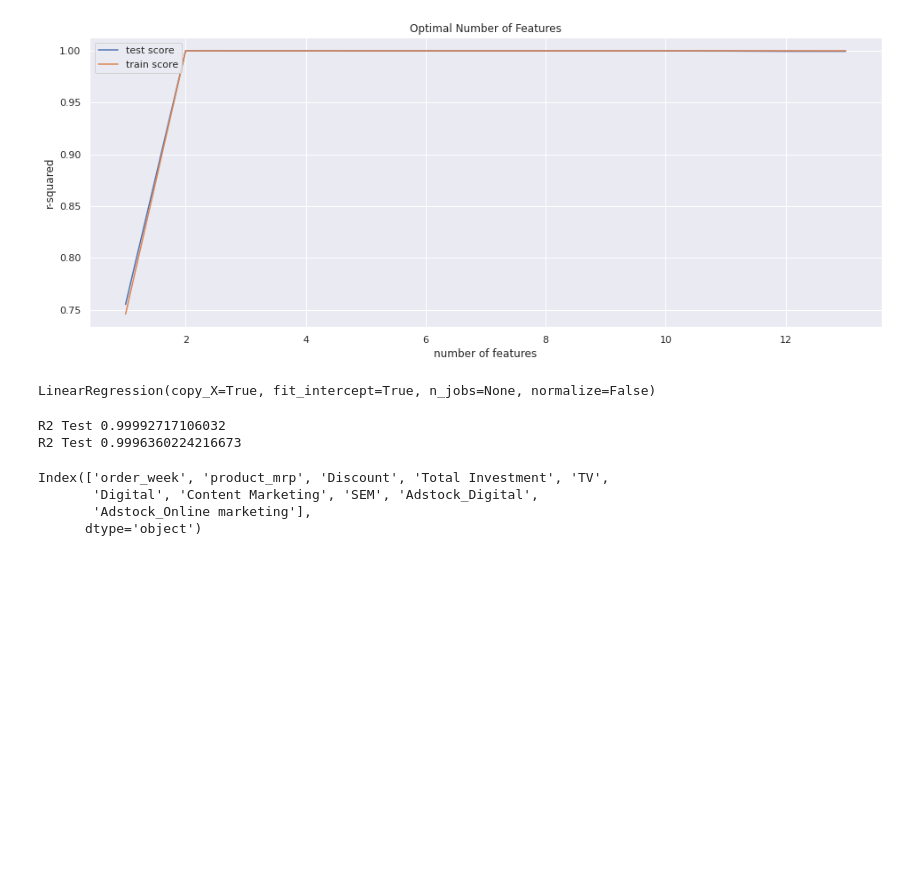
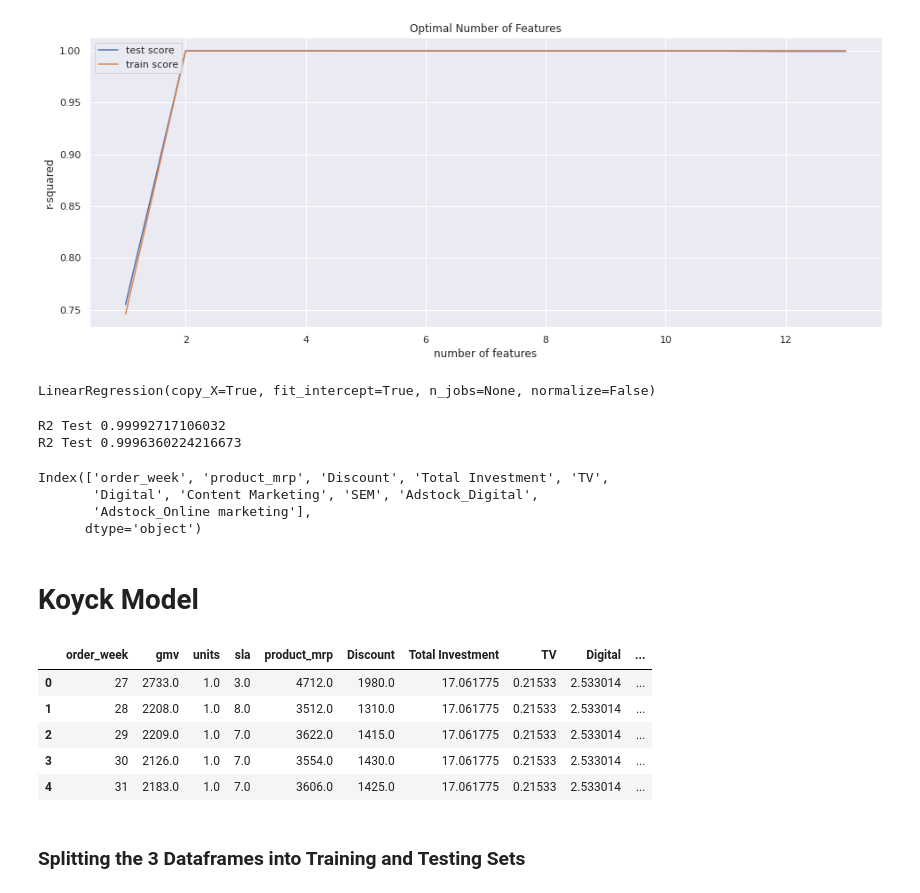
Before and after one commit to Anirudhakumar/DS-, a Jupyter notebook: MarketMixModeling.ipynb, the cells around one changed output. Saved outputs shown, nothing was run; the diff lists cells and outputs as text; code cells hidden in the pictures; blank space fills up the shorter version.

```diff
--- a/MarketMixModeling.ipynb
+++ b/MarketMixModeling.ipynb
@@ -1235,3 +1244,20 @@ Index(['order_week', 'product_mrp', 'Discount', 'Total Investment', 'TV',
        'Digital', 'Content Marketing', 'SEM', 'Adstock_Digital',
        'Adstock_Online marketing'],
       dtype='object')
+# %% [markdown]
+# Koyck Model
+# %%
+# Making copy of dataframes from the original ones
+cameraaccessory_koy_df = camdcl.copy()
+gamingaccessory_koy_df = gamdcl.copy()
+homeaudio_koy_df = hamdcl.copy()
+homeaudio_koy_df.head()
+# %% [output]
+|  | order_week | gmv | units | sla | product_mrp | Discount | Total Investment | TV | Digital | ... |
+| 0 | 27 | 2733.0 | 1.0 | 3.0 | 4712.0 | 1980.0 | 17.061775 | 0.21533 | 2.533014 | ... |
+| 1 | 28 | 2208.0 | 1.0 | 8.0 | 3512.0 | 1310.0 | 17.061775 | 0.21533 | 2.533014 | ... |
+| 2 | 29 | 2209.0 | 1.0 | 7.0 | 3622.0 | 1415.0 | 17.061775 | 0.21533 | 2.533014 | ... |
+| 3 | 30 | 2126.0 | 1.0 | 7.0 | 3554.0 | 1430.0 | 17.061775 | 0.21533 | 2.533014 | ... |
+| 4 | 31 | 2183.0 | 1.0 | 7.0 | 3606.0 | 1425.0 | 17.061775 | 0.21533 | 2.533014 | ... |
+# %% [markdown]
+### Splitting the 3 Dataframes into Training and Testing Sets
```
Also changed, not shown: parts of 10 cells of this notebook.
